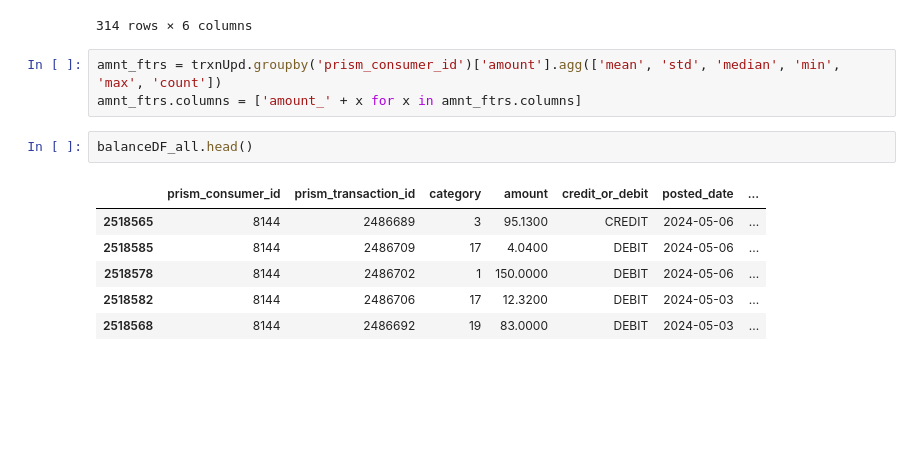
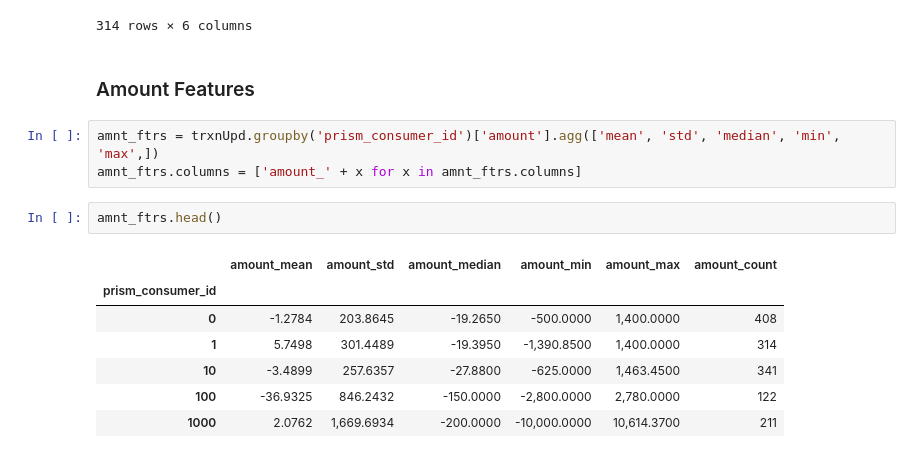
Before and after one commit to danielrmathew/prism-data-credit, a Jupyter notebook: src/notebooks/aman_q2.ipynb, the cells around one changed output. Saved outputs shown, nothing was run; the diff lists cells and outputs as text; blank space fills up the shorter version.

```diff
--- a/src/notebooks/aman_q2.ipynb
+++ b/src/notebooks/aman_q2.ipynb
@@ -791,15 +804,18 @@ sample
 | 1236496 | 1 | 1234983 | 27 | -14.2000 | DEBIT | 2021-07-14 |
 | 1236497 | 1 | 1234984 | 19 | -100.0000 | DEBIT | 2021-07-14 |
 314 rows × 6 columns
+# %% [markdown]
+### Amount Features
 # %%
-amnt_ftrs = trxnUpd.groupby('prism_consumer_id')['amount'].agg(['mean', 'std', 'median', 'min', 'max', 'count'])
+amnt_ftrs = trxnUpd.groupby('prism_consumer_id')['amount'].agg(['mean', 'std', 'median', 'min', 'max',])
 amnt_ftrs.columns = ['amount_' + x for x in amnt_ftrs.columns]
 # %%
-balanceDF_all.head()
+amnt_ftrs.head()
 # %% [output]
-|  | prism_consumer_id | prism_transaction_id | category | amount | credit_or_debit | posted_date | ... |
-| 2518565 | 8144 | 2486689 | 3 | 95.1300 | CREDIT | 2024-05-06 | ... |
-| 2518585 | 8144 | 2486709 | 17 | 4.0400 | DEBIT | 2024-05-06 | ... |
-| 2518578 | 8144 | 2486702 | 1 | 150.0000 | DEBIT | 2024-05-06 | ... |
-| 2518582 | 8144 | 2486706 | 17 | 12.3200 | DEBIT | 2024-05-03 | ... |
-| 2518568 | 8144 | 2486692 | 19 | 83.0000 | DEBIT | 2024-05-03 | ... |
+|  | amount_mean | amount_std | amount_median | amount_min | amount_max | amount_count |
+| prism_consumer_id |  |  |  |  |  |  |
+| 0 | -1.2784 | 203.8645 | -19.2650 | -500.0000 | 1,400.0000 | 408 |
+| 1 | 5.7498 | 301.4489 | -19.3950 | -1,390.8500 | 1,400.0000 | 314 |
+| 10 | -3.4899 | 257.6357 | -27.8800 | -625.0000 | 1,463.4500 | 341 |
+| 100 | -36.9325 | 846.2432 | -150.0000 | -2,800.0000 | 2,780.0000 | 122 |
+| 1000 | 2.0762 | 1,669.6934 | -200.0000 | -10,000.0000 | 10,614.3700 | 211 |
```
Also changed, not shown: parts of 27 cells of this notebook.
